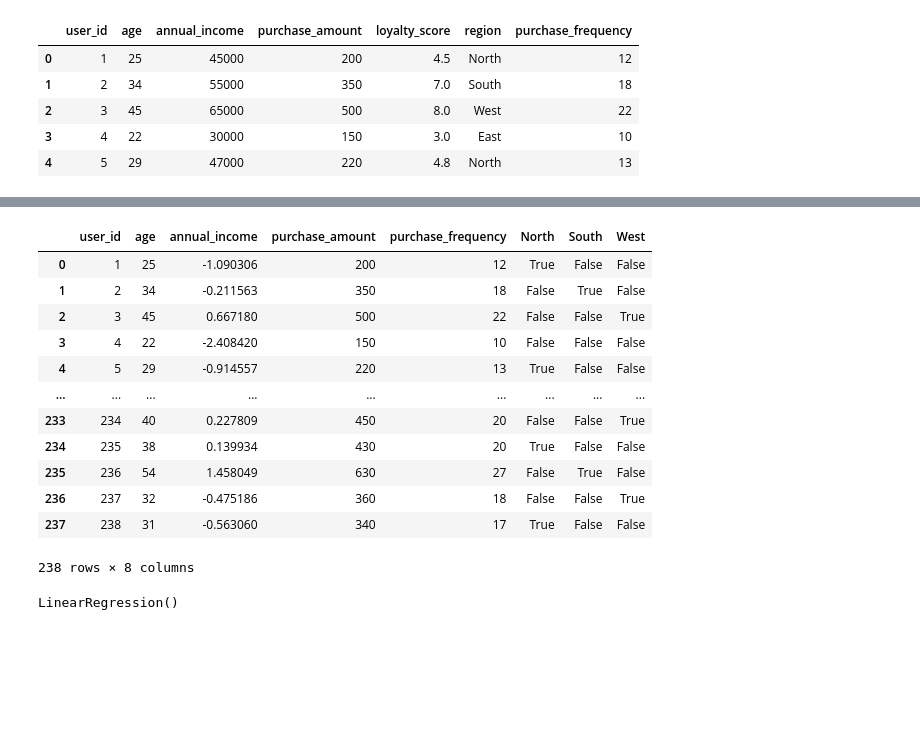
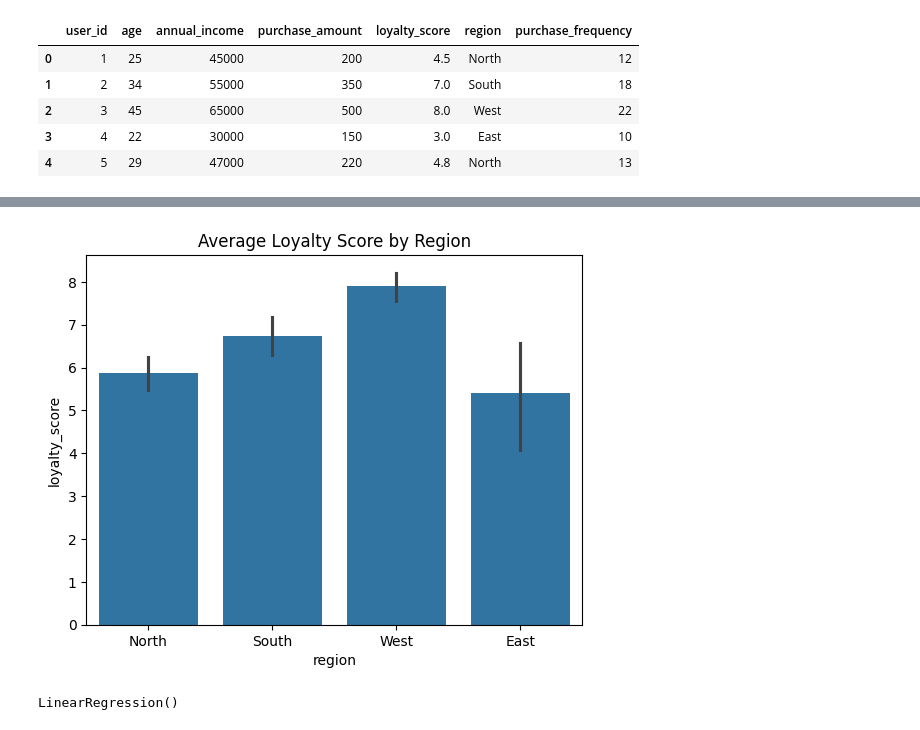
Before and after one commit to Prahlad77044/ml_beginner, a Jupyter notebook: Customer_Purchasing_Behaviors.ipynb, the cells around one changed output, grey strips where cells are left out. Saved outputs shown, nothing was run; the diff lists cells and outputs as text; code cells hidden in the pictures; blank space fills up the shorter version.

```diff
--- a/Customer_Purchasing_Behaviors.ipynb
+++ b/Customer_Purchasing_Behaviors.ipynb
@@ -61 +87,7 @@ https://gist.github.com/mwaskom/de44147ed2974457ad6372750bbe5751
+# %%
+sns.barplot(x='region', y='loyalty_score', data=df)
+plt.title("Average Loyalty Score by Region")
+plt.show()
+# %% [output]
+[figure, added]
 # %%
@@ -70,19 +94,3 @@ X['annual_income']=annual_income
 X_train,X_,y_train,y_=train_test_split(X,y,test_size=0.4,random_state=42)
 X_cv,X_test,y_cv,y_test=train_test_split(X_,y_,test_size=0.2,random_state=42)
-# %%
-pd.DataFrame(X)
-# %% [output]
-|  | user_id | age | annual_income | purchase_amount | purchase_frequency | North | South | West |
-| 0 | 1 | 25 | -1.090306 | 200 | 12 | True | False | False |
-| 1 | 2 | 34 | -0.211563 | 350 | 18 | False | True | False |
-| 2 | 3 | 45 | 0.667180 | 500 | 22 | False | False | True |
-| 3 | 4 | 22 | -2.408420 | 150 | 10 | False | False | False |
-| 4 | 5 | 29 | -0.914557 | 220 | 13 | True | False | False |
-| ... | ... | ... | ... | ... | ... | ... | ... | ... |
-| 233 | 234 | 40 | 0.227809 | 450 | 20 | False | False | True |
-| 234 | 235 | 38 | 0.139934 | 430 | 20 | True | False | False |
-| 235 | 236 | 54 | 1.458049 | 630 | 27 | False | True | False |
-| 236 | 237 | 32 | -0.475186 | 360 | 18 | False | False | True |
-| 237 | 238 | 31 | -0.563060 | 340 | 17 | True | False | False |
-238 rows × 8 columns
 # %%
```
Also changed, not shown: parts of 19 cells of this notebook.
